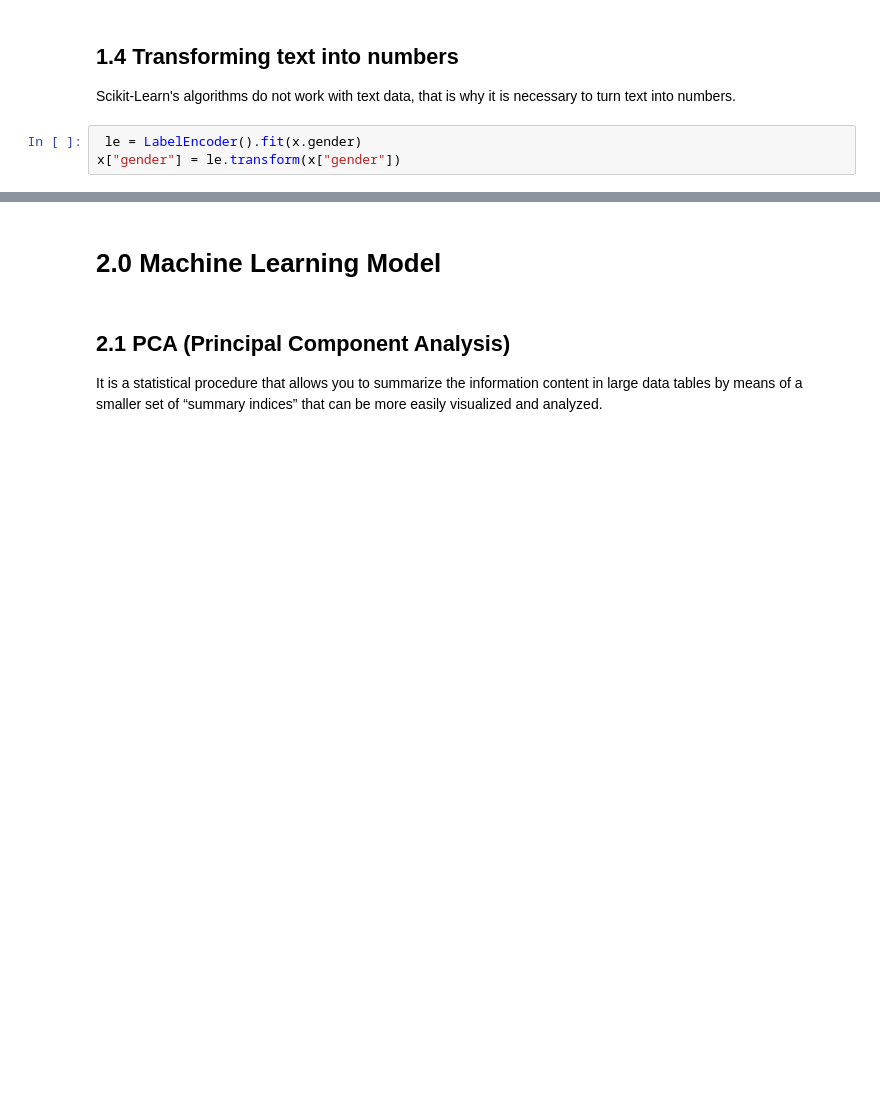
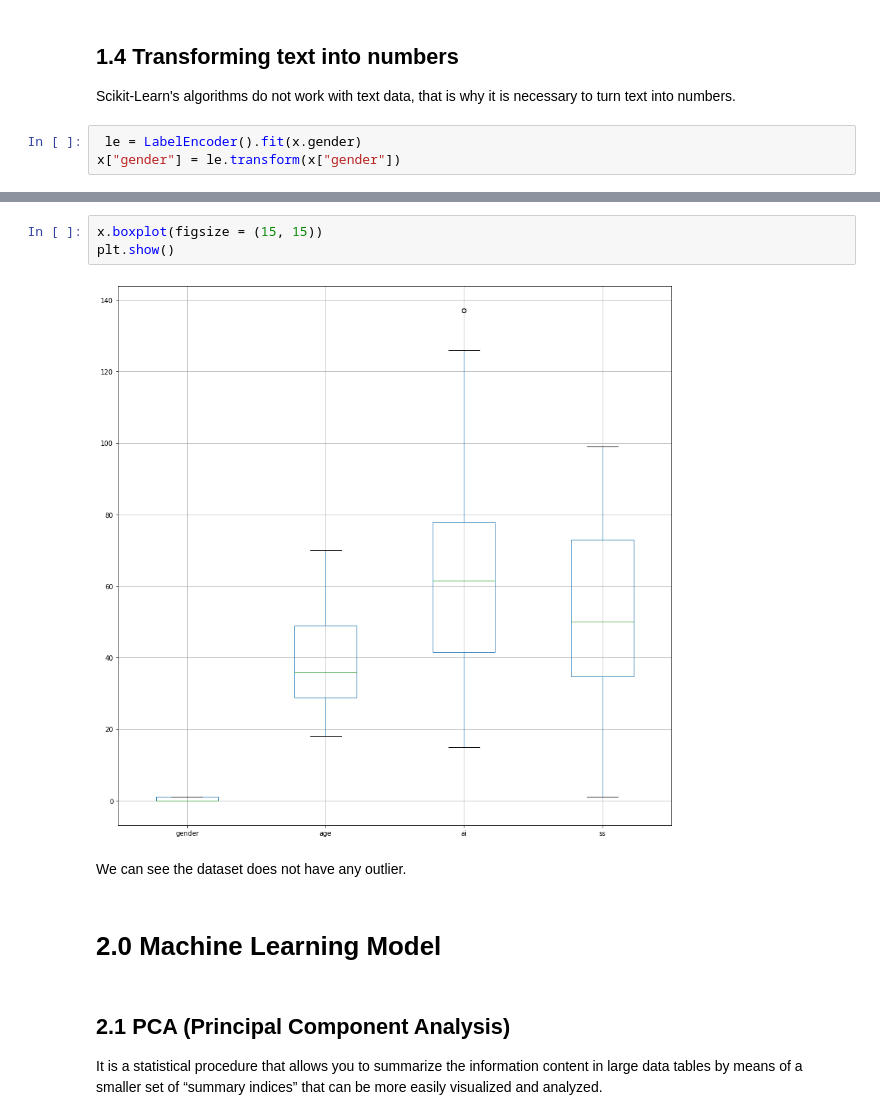
Before and after one commit to MatheusRocha0/Customers-Segmentation, a Jupyter notebook: Customers_Segmentation.ipynb, the cells around one changed output, grey strips where cells are left out. Saved outputs shown, nothing was run; the diff lists cells and outputs as text; blank space fills up the shorter version.

```diff
--- a/Customers_Segmentation.ipynb
+++ b/Customers_Segmentation.ipynb
@@ -116,3 +122,10 @@ x["gender"] = le.transform(x["gender"])
+# %%
+x.boxplot(figsize = (15, 15))
+plt.show()
+# %% [output]
+[figure, added]
+# %% [markdown]
+We can see the dataset does not have any outlier.
 # %% [markdown]
 # 2.0 Machine Learning Model
 # %% [markdown]
```
Also changed, not shown: parts of 9 cells of this notebook.
